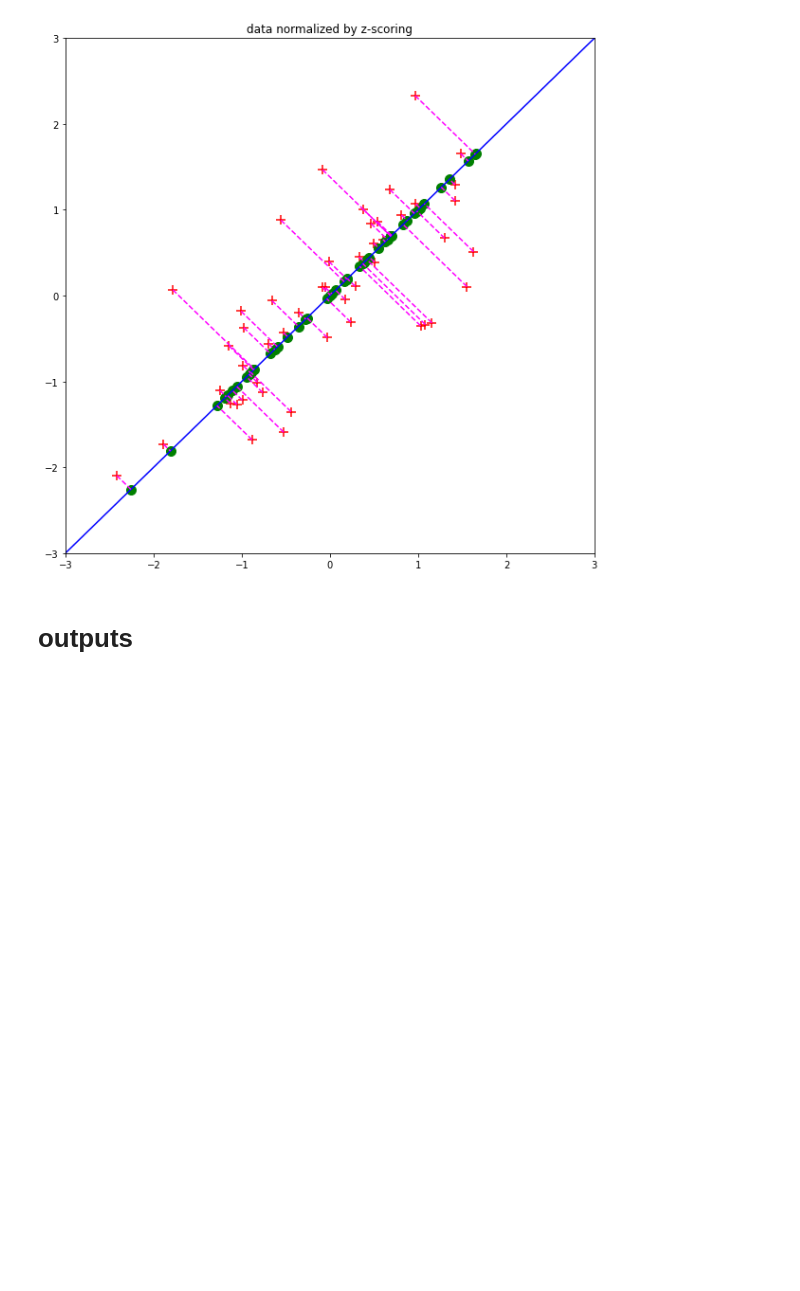
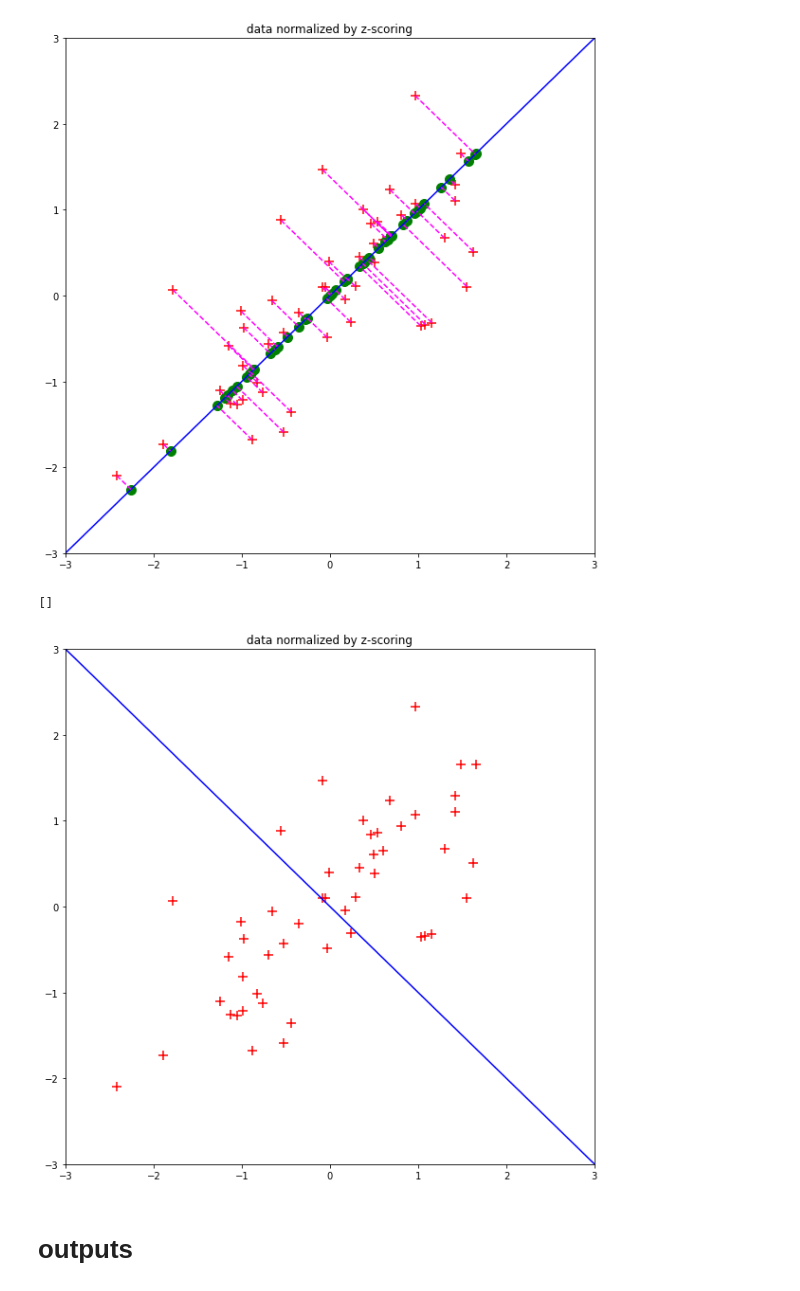
Before and after one commit to ehehehe95/Implementing-Basic-ML-techniques, a Jupyter notebook: 8/assignment-08.ipynb, the cells around one changed output. Drawn from its saved outputs; the diff is of its cells as text; code cells hidden in the pictures; blank space fills up the shorter version.

Commit message:
Plotted the project of the normalized data points onto the second principal axis

```diff
--- a/8/assignment-08.ipynb
+++ b/8/assignment-08.ipynb
@@ -120,3 +120,15 @@ plt.plot()
 # %% [output]
 []
 [figure]
+# %%
+x_axis=np.linspace(-3,3)
+plt.figure(1,figsize=(10,10))
+plt.xlim((-3,3))
+plt.ylim((-3,3))
+plt.scatter(xn,yn,c="red",marker="+",s=100)
+plt.plot(x_axis,x_axis*principle_axis[0,1]/principle_axis[1,1],c="blue")
+plt.title("data normalized by z-scoring")
+plt.plot()
+# %% [output]
+[]
+[figure, added]
```
Also changed, not shown: parts of 3 cells of this notebook.
